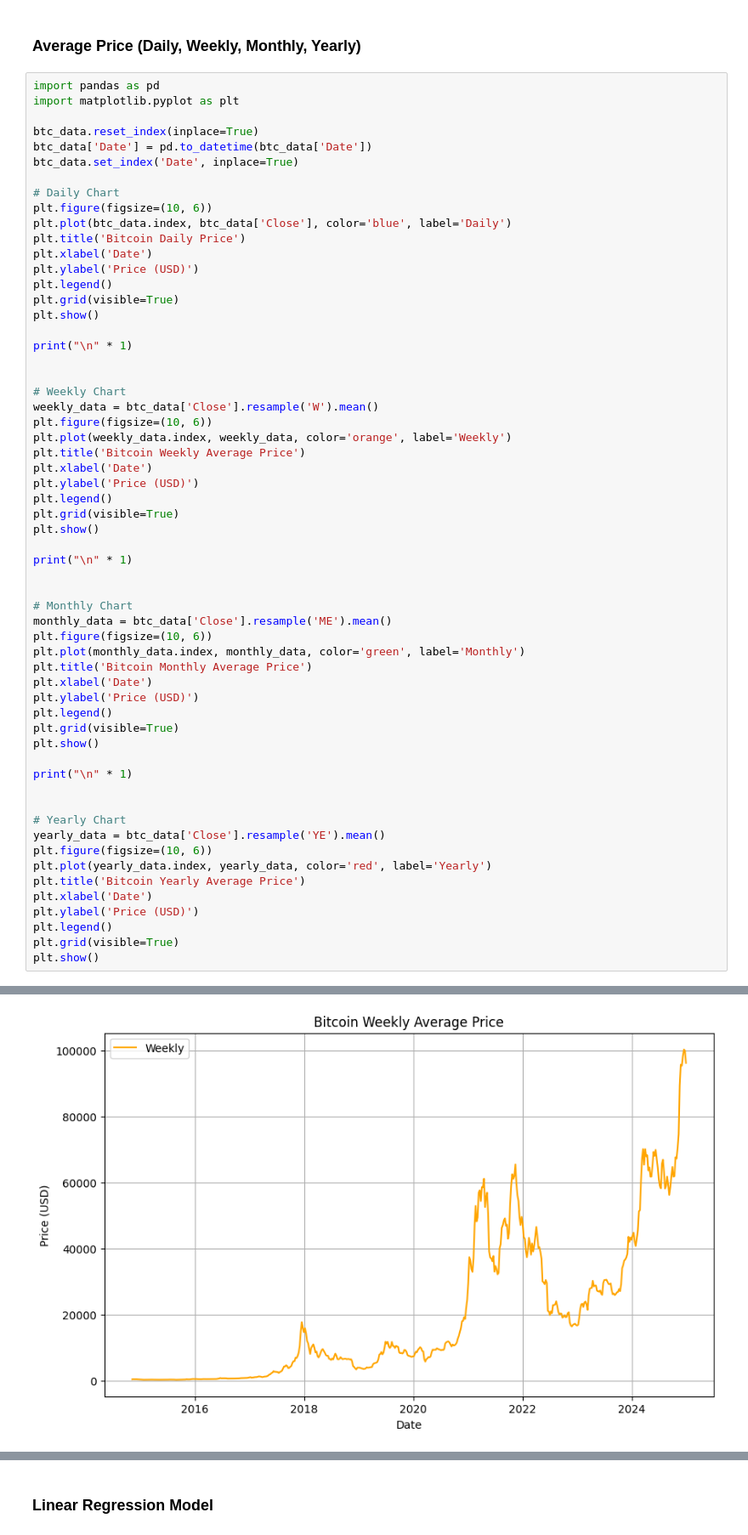
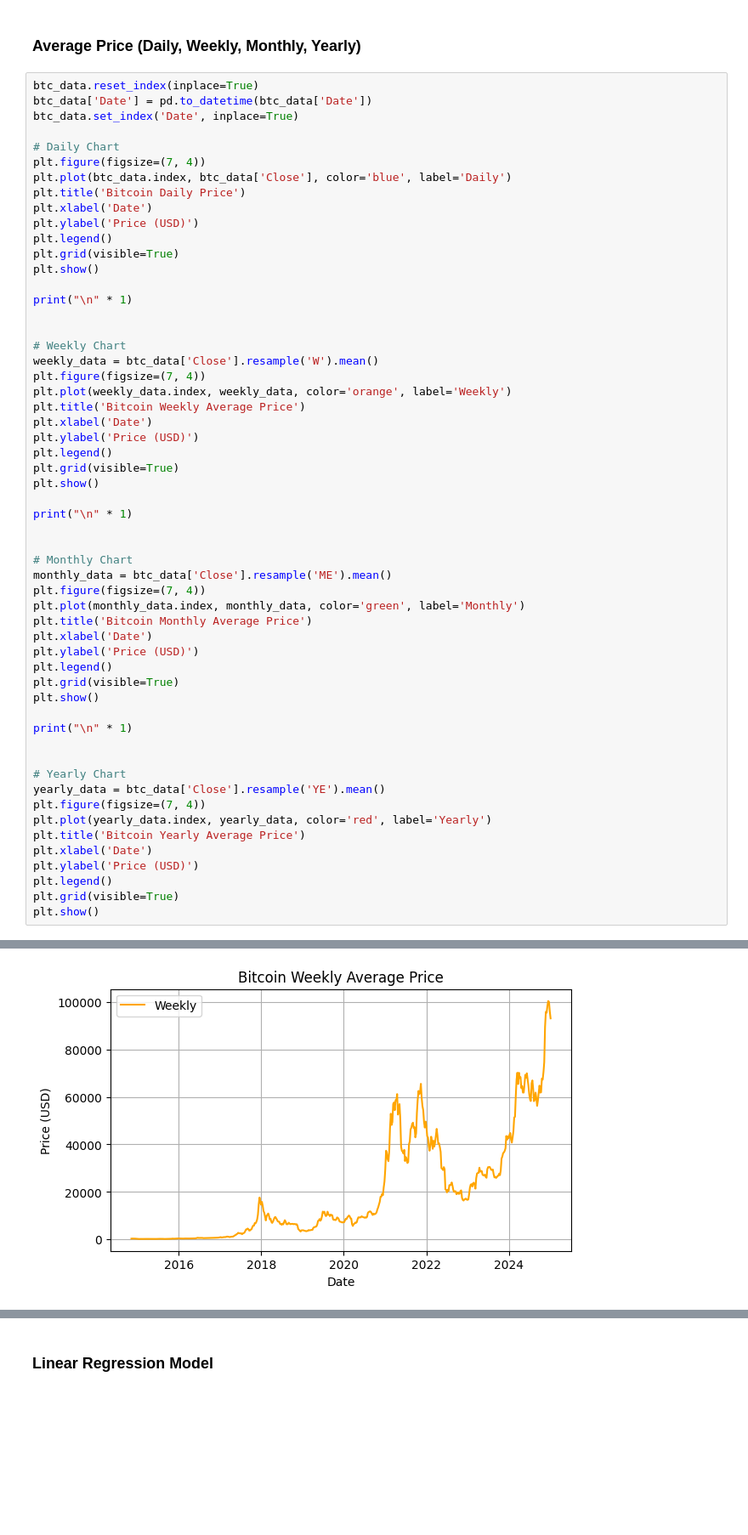
Before and after one commit to HassanFrazKhan/Bitcoin-Prices-Predicting-with-ML-, a Jupyter notebook: Bitcoin_Prices_Predicting_with_ML.ipynb, the cells around one changed output, grey strips where cells are left out. Shown: that part at 85% size. Cells and saved outputs as stored; diff of their text form; blank space fills up the shorter version.

```diff
--- a/Bitcoin_Prices_Predicting_with_ML.ipynb
+++ b/Bitcoin_Prices_Predicting_with_ML.ipynb
@@ -108,15 +117,12 @@ btc_data.head()
 # %% [markdown]
 ### **Average Price (Daily, Weekly, Monthly, Yearly)**
 # %%
-import pandas as pd
-import matplotlib.pyplot as plt
-
 btc_data.reset_index(inplace=True)
 btc_data['Date'] = pd.to_datetime(btc_data['Date'])
 btc_data.set_index('Date', inplace=True)
 
 # Daily Chart
-plt.figure(figsize=(10, 6))
+plt.figure(figsize=(7, 4))
 plt.plot(btc_data.index, btc_data['Close'], color='blue', label='Daily')
 plt.title('Bitcoin Daily Price')
 plt.xlabel('Date')
@@ -130,7 +136,7 @@ print("\n" * 1)
 
 # Weekly Chart
 weekly_data = btc_data['Close'].resample('W').mean()
-plt.figure(figsize=(10, 6))
+plt.figure(figsize=(7, 4))
 plt.plot(weekly_data.index, weekly_data, color='orange', label='Weekly')
 plt.title('Bitcoin Weekly Average Price')
 plt.xlabel('Date')
@@ -144,7 +150,7 @@ print("\n" * 1)
 
 # Monthly Chart
 monthly_data = btc_data['Close'].resample('ME').mean()
-plt.figure(figsize=(10, 6))
+plt.figure(figsize=(7, 4))
 plt.plot(monthly_data.index, monthly_data, color='green', label='Monthly')
 plt.title('Bitcoin Monthly Average Price')
 plt.xlabel('Date')
@@ -158,7 +164,7 @@ print("\n" * 1)
 
 # Yearly Chart
 yearly_data = btc_data['Close'].resample('YE').mean()
-plt.figure(figsize=(10, 6))
+plt.figure(figsize=(7, 4))
 plt.plot(yearly_data.index, yearly_data, color='red', label='Yearly')
 plt.title('Bitcoin Yearly Average Price')
 plt.xlabel('Date')
@@ -171 +177 @@ plt.show()
-[figure, old version]
+[figure, new version]
```
Also changed, not shown: parts of 25 cells of this notebook.
